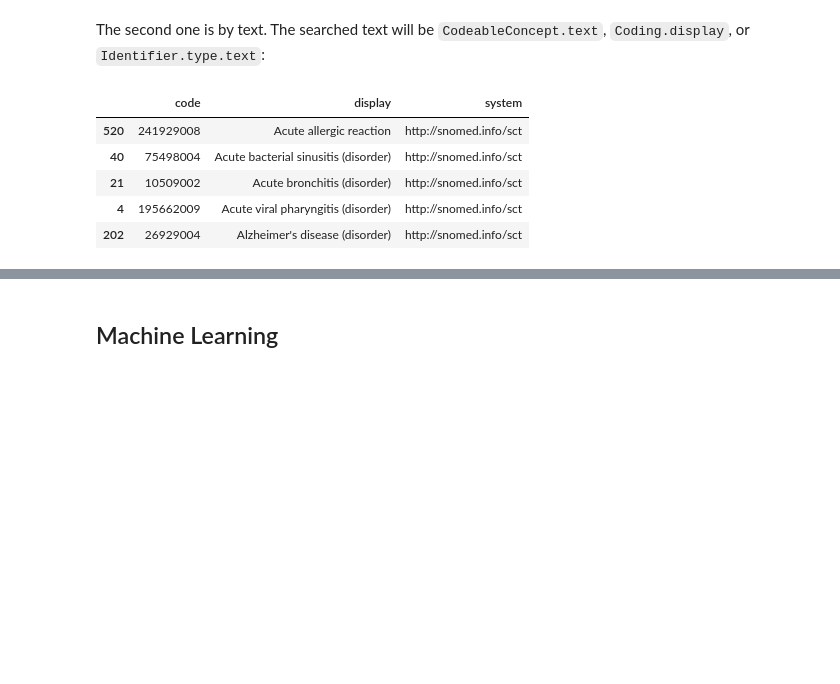
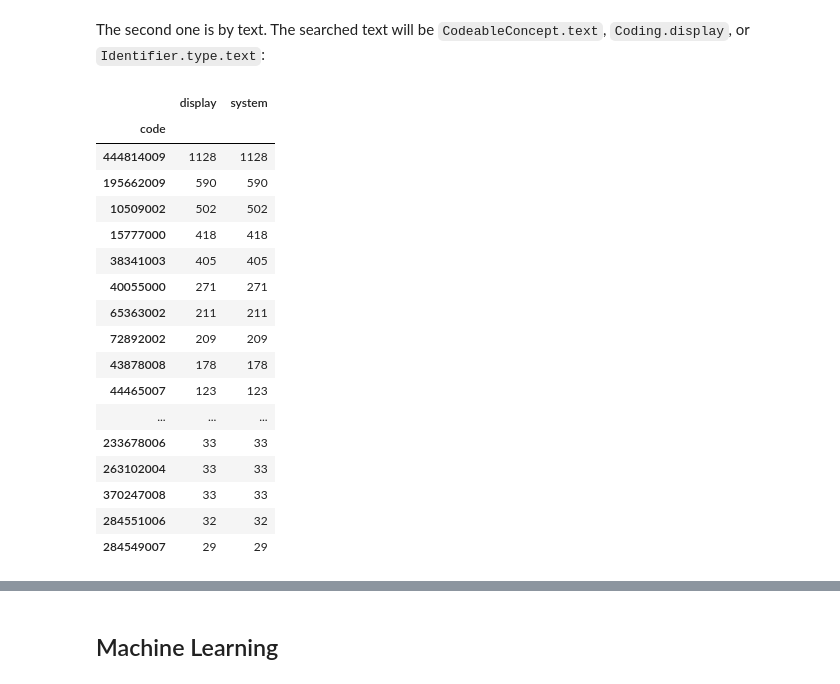
Before and after one commit to chrisby/ml-on-fhir, a Jupyter notebook: src/Demo.ipynb, the cells around one changed output, grey strips where cells are left out. Saved outputs shown, nothing was run; the diff lists cells and outputs as text; code cells hidden in the pictures; blank space fills up the shorter version.

```diff
--- a/src/Demo.ipynb
+++ b/src/Demo.ipynb
@@ -28,12 +61,24 @@ patients_by_procedure_code = client.get_patients_by_procedure_code("http://snome
 # %% [markdown]
 The second one is by text. The searched text will be `CodeableConcept.text`, `Coding.display`, or `Identifier.type.text`:
 # %%
-conditions = client.get_all_conditions()
-pd.DataFrame([cond.code['coding'][0] for cond in conditions]).drop_duplicates().sort_values(by=['display']).head()
+#conditions = client.get_all_conditions()
+pd.DataFrame([cond.code['coding'][0] for cond in conditions]).groupby('code').count().sort_values(by='display', ascending=False).head(50)
 # %% [output]
-|  | code | display | system |
-| 520 | 241929008 | Acute allergic reaction | http://snomed.info/sct |
-| 40 | 75498004 | Acute bacterial sinusitis (disorder) | http://snomed.info/sct |
-| 21 | 10509002 | Acute bronchitis (disorder) | http://snomed.info/sct |
-| 4 | 195662009 | Acute viral pharyngitis (disorder) | http://snomed.info/sct |
-| 202 | 26929004 | Alzheimer's disease (disorder) | http://snomed.info/sct |
+|  | display | system |
+| code |  |  |
+| 444814009 | 1128 | 1128 |
+| 195662009 | 590 | 590 |
+| 10509002 | 502 | 502 |
+| 15777000 | 418 | 418 |
+| 38341003 | 405 | 405 |
+| 40055000 | 271 | 271 |
+| 65363002 | 211 | 211 |
+| 72892002 | 209 | 209 |
+| 43878008 | 178 | 178 |
+| 44465007 | 123 | 123 |
+| ... | ... | ... |
+| 233678006 | 33 | 33 |
+| 263102004 | 33 | 33 |
+| 370247008 | 33 | 33 |
+| 284551006 | 32 | 32 |
+| 284549007 | 29 | 29 |
```
Also changed, not shown: parts of 15 cells of this notebook, 2 other files.
